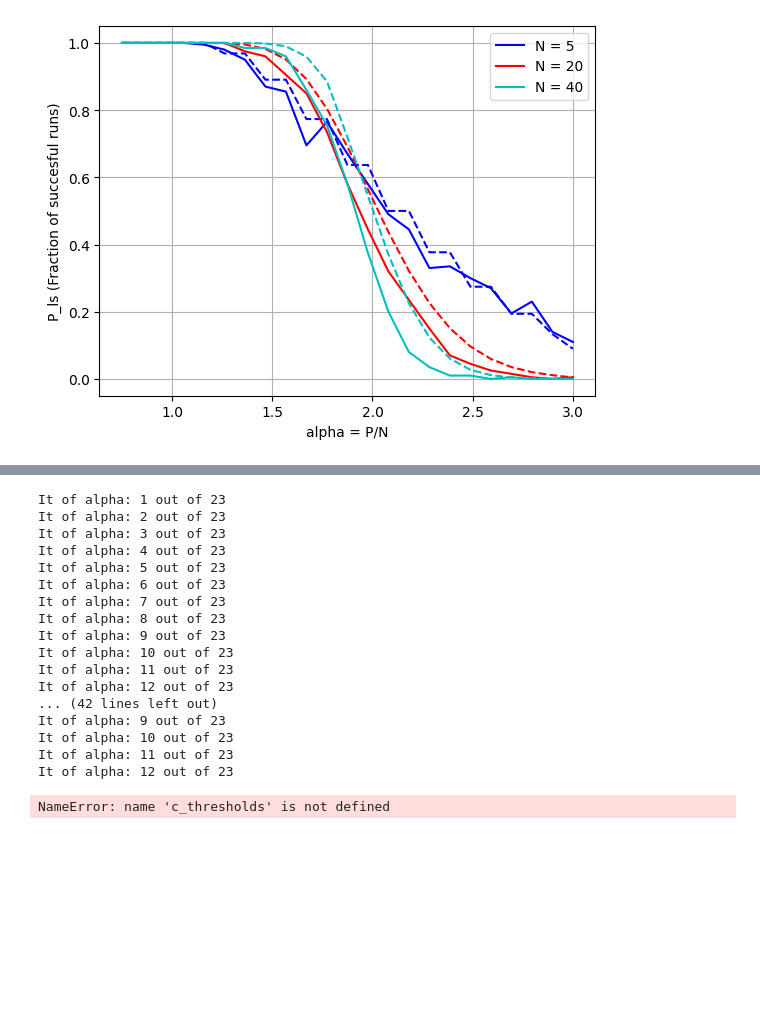
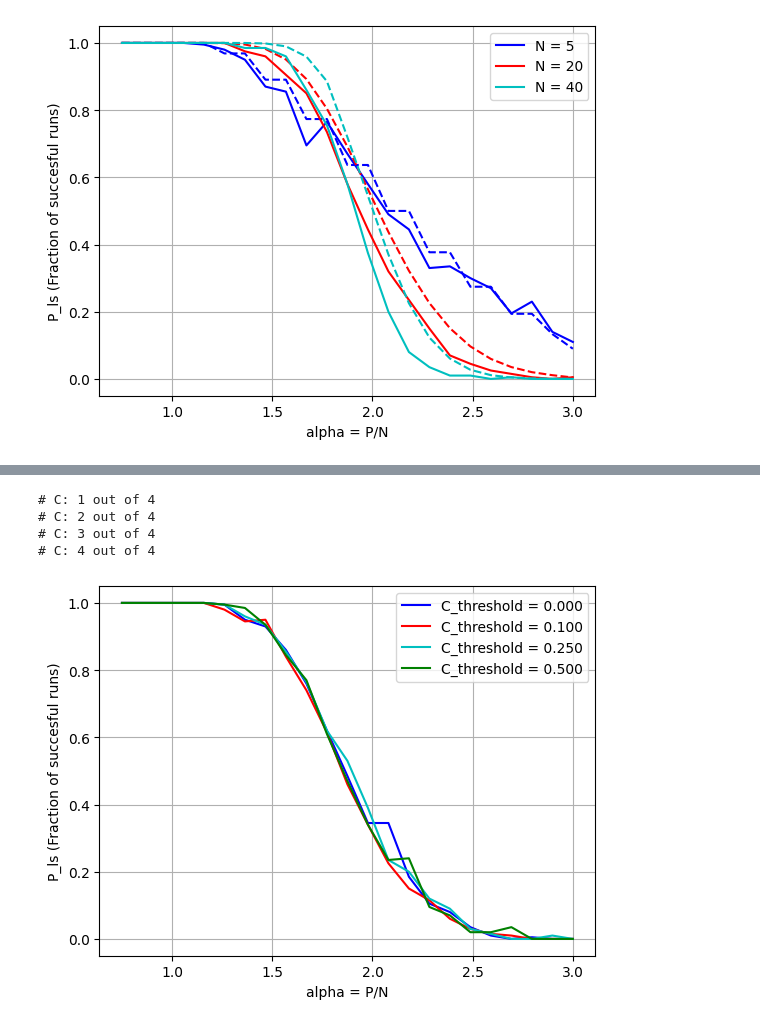
Before and after one commit to SaraIglesiasSN/A1-Perceptron-Training-NNCI-, a Jupyter notebook: A1_Perceptron_Training.ipynb, the cells around one changed output, grey strips where cells are left out. Saved outputs shown, nothing was run; the diff lists cells and outputs as text; code cells hidden in the pictures; blank space fills up the shorter version.

```diff
--- a/A1_Perceptron_Training.ipynb
+++ b/A1_Perceptron_Training.ipynb
@@ -182,2 +163,21 @@ plot_save_results(N_sizes, P_ls, P_ls_theoretical, "1")
 # %% [output]
 [figure]
+# %%
+## d) Running the experiments PARALLEL
+
+def do_experiment(alpha, N, n_D, n_max, c_threshold=0.0):
+
+    successful_runs = 0
+
+    P = int(N * alpha)
+    for dd in range(n_D):
+        D = datasets(N, P) # new generated dataset
+        ww, xx, nn, ss = Ros_alg(N, P, D, n_max, c_threshold=c_threshold)    #I think I dont need w for anything
+        successful_runs += ss
+
+    P_ls = successful_runs / n_D
+
+    """CHANGE TO 0 WHEN RUNNING FOR N > 100"""
+    P_ls_theoretical = 0 # Ros_alg_theoretical(N, P)
+
+    return P_ls, P_ls_theoretical, alpha, N
@@ -241,51 +303,41 @@ n_D = 100*2   # number of random datasets for each P
 n_max = 100*2     # max number of epochs
 c_thresholds = [0, 0.1, 0.25, 0.5]
 
-results = []
+results = pd.DataFrame(columns=['P_ls', 'P_ls_theoretical', 'alpha', 'N', 'c_thres'])
+
 
 for cc in c_thresholds:
+    c_thres = [cc for i in range(len(alpha)*len(N_sizes))]
     print("# C: {} out of {}".format(c_thresholds.index(cc) + 1, len(c_thresholds)))
-    P_ls, P_ls_theoretical = do_experiment(alpha, N_sizes, n_D, n_max, cc)
-    results.append(P_ls)
+    results_part = do_parallel(alpha, N_sizes, n_D, n_max, cc)
+    results_part['c_thres'] = c_thres
+
+    results = pd.concat([results, results_part])
 # %% [output]
-It of alpha: 1 out of 23
-It of alpha: 2 out of 23
-It of alpha: 3 out of 23
-It of alpha: 4 out of 23
-It of alpha: 5 out of 23
-It of alpha: 6 out of 23
-It of alpha: 7 out of 23
-It of alpha: 8 out of 23
-It of alpha: 9 out of 23
-It of alpha: 10 out of 23
-It of alpha: 11 out of 23
-It of alpha: 12 out of 23
-... (42 lines left out)
-It of alpha: 9 out of 23
-It of alpha: 10 out of 23
-It of alpha: 11 out of 23
-It of alpha: 12 out of 23
+# C: 1 out of 4
+# C: 2 out of 4
+# C: 3 out of 4
+# C: 4 out of 4
 # %%
 out_folder = "Results/"
 with open(out_folder + "Pls_cthreshold.npy", 'wb') as f:
     for ii in range(len(c_thresholds)):
-        P_ls = results[ii]
-        np.save(f, P_ls)
+        #P_ls = results[ii]
+        np.save(f, results)
 
 colors = ["b", "r", "c", "g", "y", "m", "k"]
 plt.figure()
 for ii in range(len(c_thresholds)):
 
     # plt.subplot(1, 1, ii + 1) # considering now only 1 N
+    data = results.loc[results['c_thres'] == c_thresholds[ii]]
 
-    P_ls = results[ii]
-
-    plt.plot(alpha, P_ls[:, 0], colors[ii]+"-", label="C_threshold = {:.3f}".format(c_thresholds[ii]))
+    plt.plot(data['alpha'], data['P_ls'], colors[ii]+"-", label="C_threshold = {:.3f}".format(c_thresholds[ii]))
 
 plt.xlabel('alpha = P/N')
 plt.ylabel('P_ls (Fraction of succesful runs)')
 plt.grid()
 plt.legend()
 plt.show()
 # %% [output]
-NameError: name 'c_thresholds' is not defined
+[figure, added]
```
Also changed, not shown: parts of 7 cells of this notebook, 4 other files.
